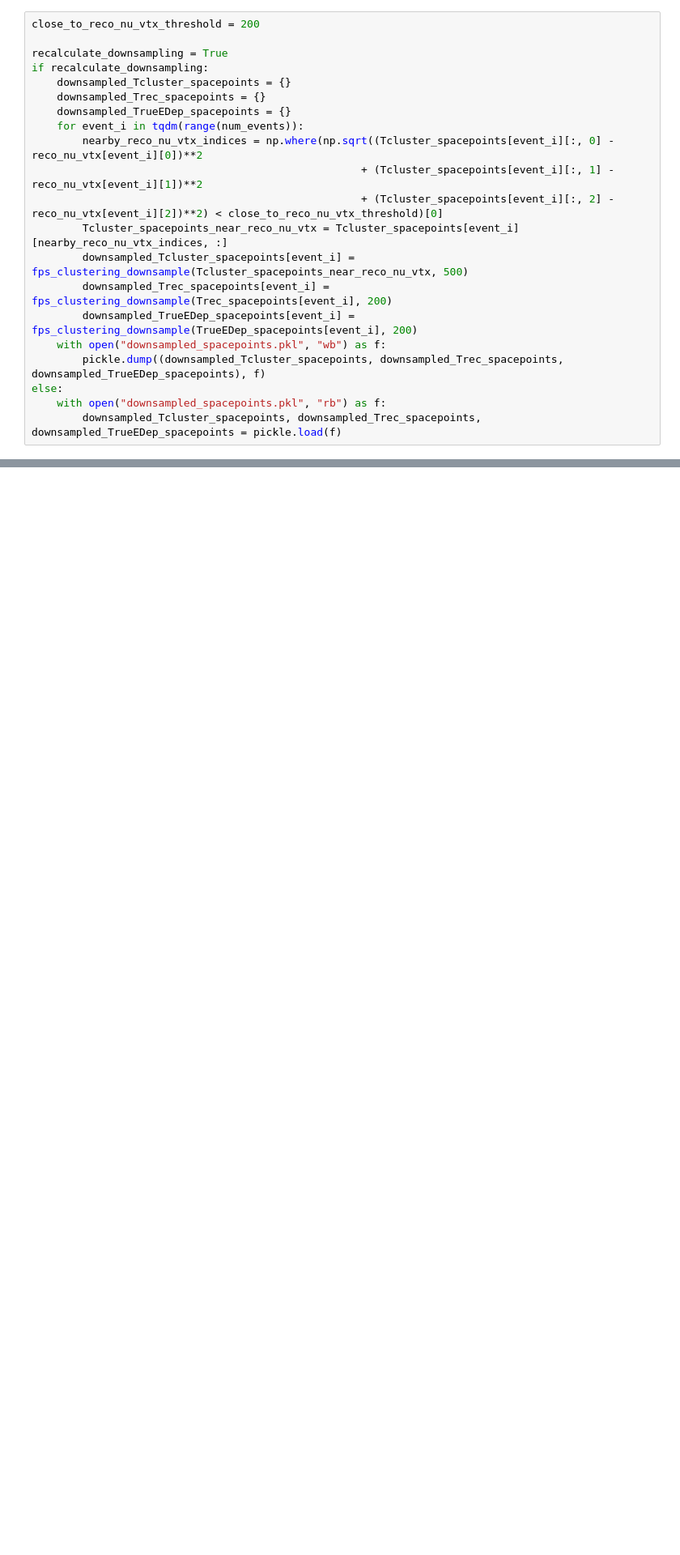
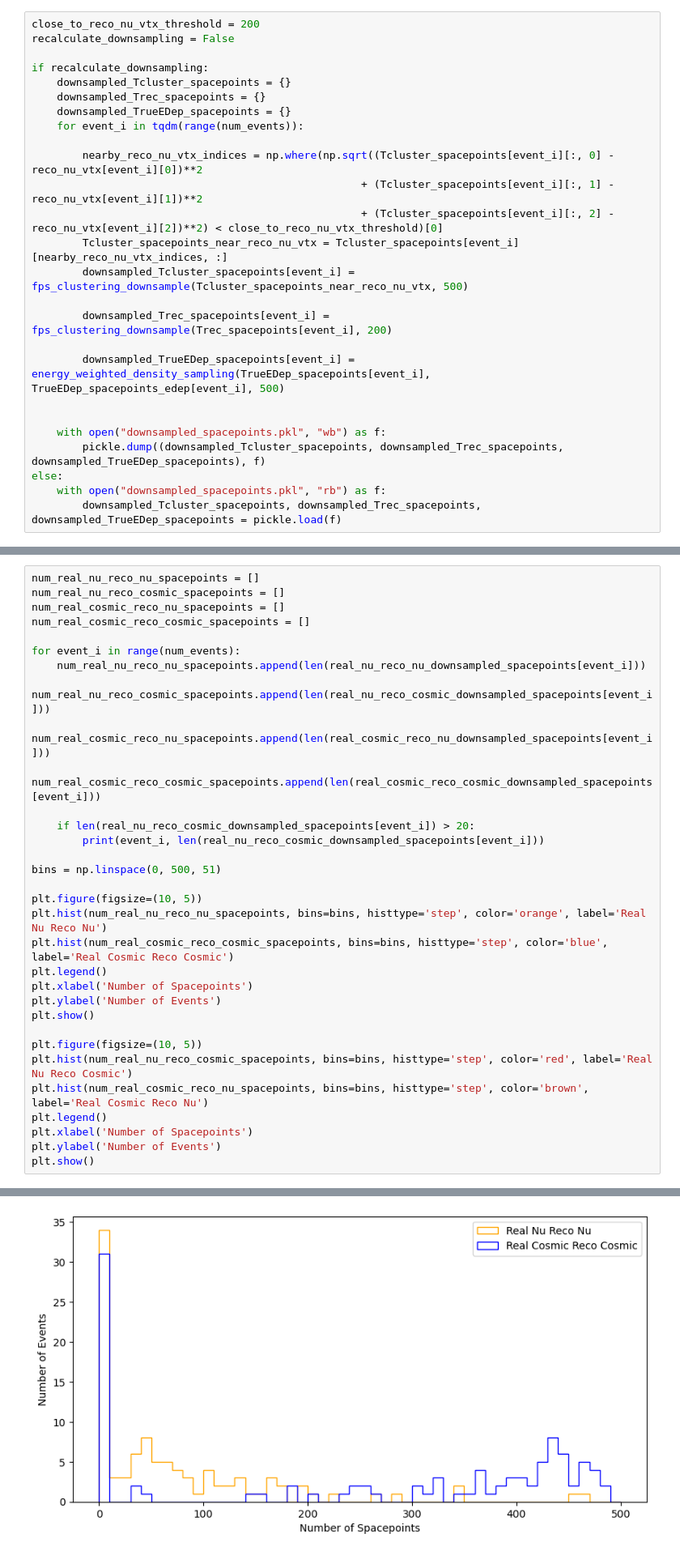
Before and after one commit to leehagaman/spacepoint_ssv, a Jupyter notebook: analyze_full_spacepoints.ipynb, the cells around one changed output, grey strips where cells are left out. Shown: that part at 81% size. Saved outputs shown, nothing was run; the diff lists cells and outputs as text; blank space fills up the shorter version.

Commit message:
added energy-density sampling for true Edep spacepoints

```diff
--- a/analyze_full_spacepoints.ipynb
+++ b/analyze_full_spacepoints.ipynb
@@ -66,20 +76,25 @@ del f
 # Downsample Spacepoints
 # %%
 close_to_reco_nu_vtx_threshold = 200
+recalculate_downsampling = False
 
-recalculate_downsampling = True
 if recalculate_downsampling:
     downsampled_Tcluster_spacepoints = {}
     downsampled_Trec_spacepoints = {}
     downsampled_TrueEDep_spacepoints = {}
     for event_i in tqdm(range(num_events)):
+
         nearby_reco_nu_vtx_indices = np.where(np.sqrt((Tcluster_spacepoints[event_i][:, 0] - reco_nu_vtx[event_i][0])**2
                                                     + (Tcluster_spacepoints[event_i][:, 1] - reco_nu_vtx[event_i][1])**2
                                                     + (Tcluster_spacepoints[event_i][:, 2] - reco_nu_vtx[event_i][2])**2) < close_to_reco_nu_vtx_threshold)[0]
         Tcluster_spacepoints_near_reco_nu_vtx = Tcluster_spacepoints[event_i][nearby_reco_nu_vtx_indices, :]
         downsampled_Tcluster_spacepoints[event_i] = fps_clustering_downsample(Tcluster_spacepoints_near_reco_nu_vtx, 500)
+
         downsampled_Trec_spacepoints[event_i] = fps_clustering_downsample(Trec_spacepoints[event_i], 200)
-        downsampled_TrueEDep_spacepoints[event_i] = fps_clustering_downsample(TrueEDep_spacepoints[event_i], 200)
+
+        downsampled_TrueEDep_spacepoints[event_i] = energy_weighted_density_sampling(TrueEDep_spacepoints[event_i], TrueEDep_spacepoints_edep[event_i], 500)
+
+
     with open("downsampled_spacepoints.pkl", "wb") as f:
         pickle.dump((downsampled_Tcluster_spacepoints, downsampled_Trec_spacepoints, downsampled_TrueEDep_spacepoints), f)
 else:
@@ -129,0 +147,33 @@ for event_i in range(num_events):
+# %%
+num_real_nu_reco_nu_spacepoints = []
+num_real_nu_reco_cosmic_spacepoints = []
+num_real_cosmic_reco_nu_spacepoints = []
+num_real_cosmic_reco_cosmic_spacepoints = []
+
+for event_i in range(num_events):
+    num_real_nu_reco_nu_spacepoints.append(len(real_nu_reco_nu_downsampled_spacepoints[event_i]))
+    num_real_nu_reco_cosmic_spacepoints.append(len(real_nu_reco_cosmic_downsampled_spacepoints[event_i]))
+    num_real_cosmic_reco_nu_spacepoints.append(len(real_cosmic_reco_nu_downsampled_spacepoints[event_i]))
+    num_real_cosmic_reco_cosmic_spacepoints.append(len(real_cosmic_reco_cosmic_downsampled_spacepoints[event_i]))
+
+    if len(real_nu_reco_cosmic_downsampled_spacepoints[event_i]) > 20:
+        print(event_i, len(real_nu_reco_cosmic_downsampled_spacepoints[event_i]))
+
+bins = np.linspace(0, 500, 51)
+
+plt.figure(figsize=(10, 5))
+plt.hist(num_real_nu_reco_nu_spacepoints, bins=bins, histtype='step', color='orange', label='Real Nu Reco Nu')
+plt.hist(num_real_cosmic_reco_cosmic_spacepoints, bins=bins, histtype='step', color='blue', label='Real Cosmic Reco Cosmic')
+plt.legend()
+plt.xlabel('Number of Spacepoints')
+plt.ylabel('Number of Events')
+plt.show()
+
+plt.figure(figsize=(10, 5))
+plt.hist(num_real_nu_reco_cosmic_spacepoints, bins=bins, histtype='step', color='red', label='Real Nu Reco Cosmic')
+plt.hist(num_real_cosmic_reco_nu_spacepoints, bins=bins, histtype='step', color='brown', label='Real Cosmic Reco Nu')
+plt.legend()
+plt.xlabel('Number of Spacepoints')
+plt.ylabel('Number of Events')
+plt.show()
+# %% [output]
@@ -129,0 +183 @@ for event_i in range(num_events):
+[figure, added]
```
Also changed, not shown: parts of 5 cells of this notebook, 2 other files.
